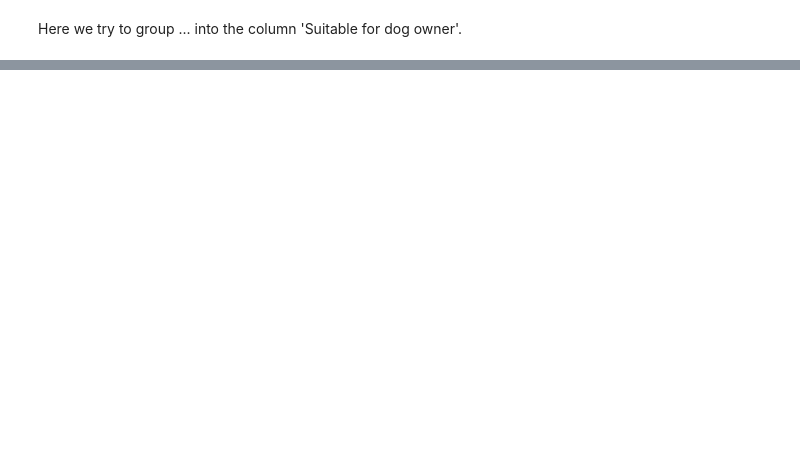
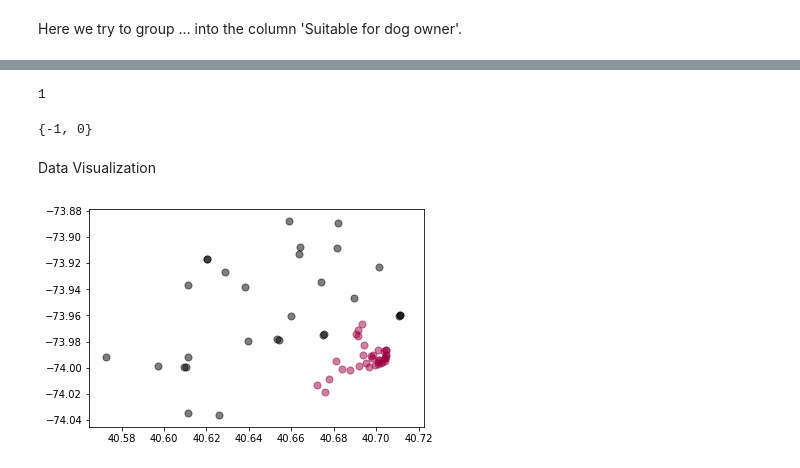
Before and after one commit to ngmanhin/Coursera_Capstone, a Jupyter notebook: Capstone Project - The Battle of Neighborhoods.ipynb, the cells around one changed output, grey strips where cells are left out. Cells and saved outputs as stored; diff of their text form; code cells hidden in the pictures; blank space fills up the shorter version.

```diff
--- a/Capstone Project - The Battle of Neighborhoods.ipynb
+++ b/Capstone Project - The Battle of Neighborhoods.ipynb
@@ -382,0 +413,7 @@ Here we try to group ... into the column 'Suitable for dog owner'.
+# %%
+data_for_cluster = brooklyn_for_dog_owners[(brooklyn_for_dog_owners['Suitable for Dogs'] == True)]
+epsilon = 0.01
+minimumSamples = 4
+db = DBSCAN(eps=epsilon, min_samples=minimumSamples).fit(data_for_cluster[["Venue Latitude", "Venue Longitude"]])
+labels = db.labels_
+labels
@@ -382,0 +428,5 @@ Here we try to group ... into the column 'Suitable for dog owner'.
+# %%
+# Firts, create an array of booleans using the labels from db.
+core_samples_mask = np.zeros_like(db.labels_, dtype=bool)
+core_samples_mask[db.core_sample_indices_] = True
+core_samples_mask
@@ -382,0 +442,35 @@ Here we try to group ... into the column 'Suitable for dog owner'.
+# %%
+# Number of clusters in labels, ignoring noise if present.
+n_clusters_ = len(set(labels)) - (1 if -1 in labels else 0)
+n_clusters_
+# %% [output]
+1
+# %%
+# Remove repetition in labels by turning it into a set.
+unique_labels = set(labels)
+unique_labels
+# %% [output]
+{-1, 0}
+# %% [markdown]
+Data Visualization
+# %%
+# Create colors for the clusters.
+colors = plt.cm.Spectral(np.linspace(0, 1, len(unique_labels)))
+# %%
+# Plot the points with colors
+for k, col in zip(unique_labels, colors):
+    if k == -1:
+        # Black used for noise.
+        col = 'k'
+
+    class_member_mask = (labels == k)
+
+    # Plot the datapoints that are clustered
+    xy = data_for_cluster[class_member_mask & core_samples_mask][["Venue Latitude", "Venue Longitude"]]
+    plt.scatter(xy["Venue Latitude"], xy["Venue Longitude"],s=50, c=[col], marker=u'o', alpha=0.5)
+
+    # Plot the outliers
+    xy = data_for_cluster[class_member_mask & ~core_samples_mask]
+    plt.scatter(xy["Venue Latitude"], xy["Venue Longitude"],s=50, c=[col], marker=u'o', alpha=0.5)
+# %% [output]
+[figure, added]
```
Also changed, not shown: parts of 32 cells of this notebook.
